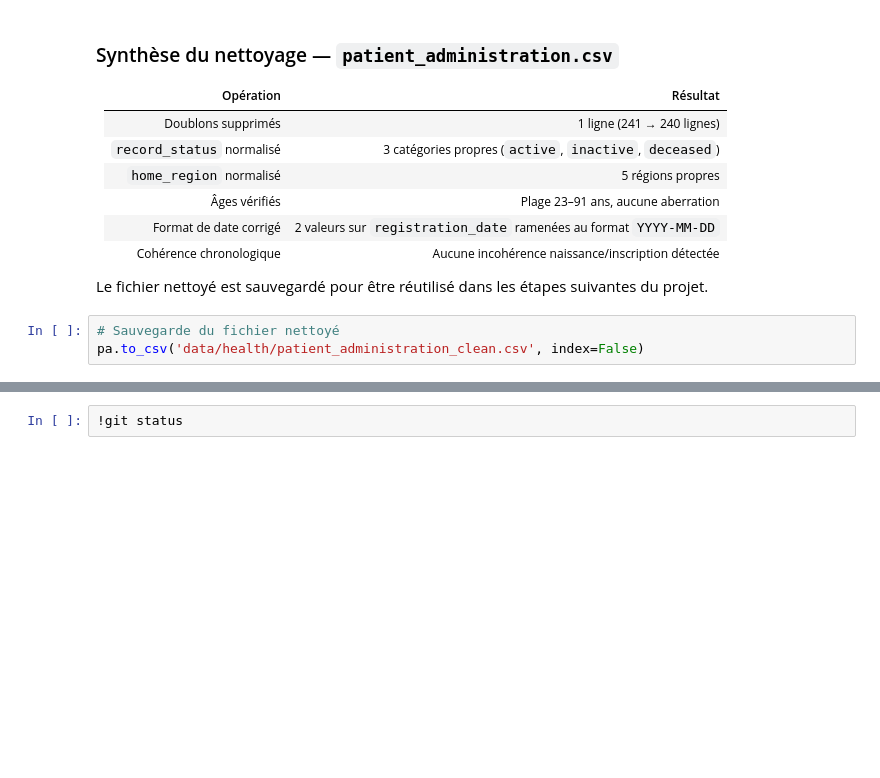
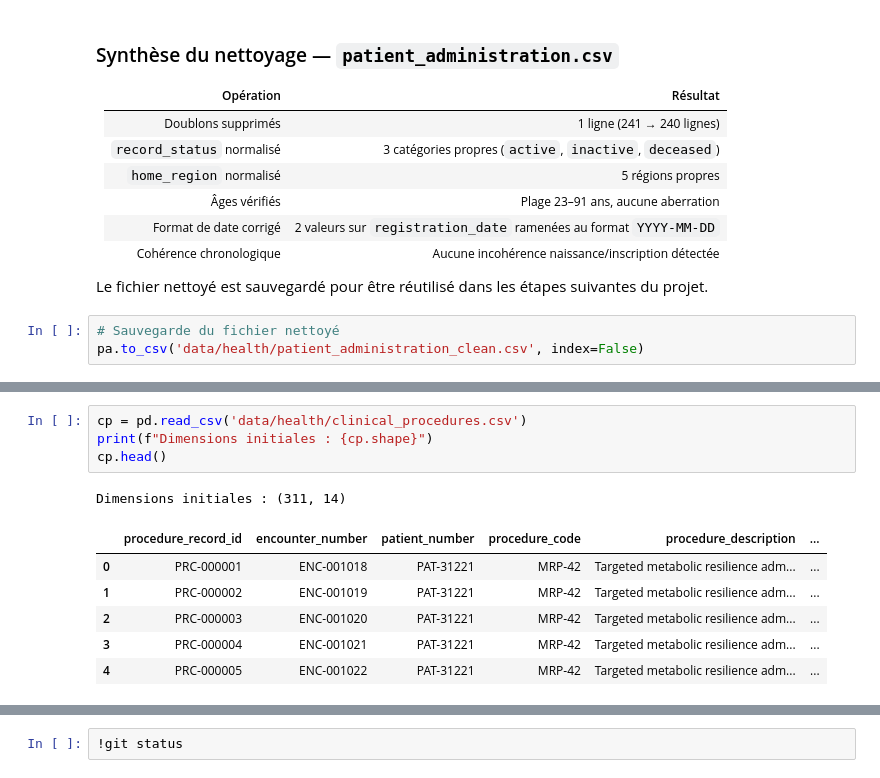
Before and after one commit to Sheik-info/20262027-UE-DataMining-Project, a Jupyter notebook: Base_notebook_to_complete.ipynb, the cells around one changed output, grey strips where cells are left out. Saved outputs shown, nothing was run; the diff lists cells and outputs as text; blank space fills up the shorter version.

```diff
--- a/Base_notebook_to_complete.ipynb
+++ b/Base_notebook_to_complete.ipynb
@@ -267,0 +279,12 @@ pa.to_csv('data/health/patient_administration_clean.csv', index=False)
+# %%
+cp = pd.read_csv('data/health/clinical_procedures.csv')
+print(f"Dimensions initiales : {cp.shape}")
+cp.head()
+# %% [output]
+Dimensions initiales : (311, 14)
+|  | procedure_record_id | encounter_number | patient_number | procedure_code | procedure_description | ... |
+| 0 | PRC-000001 | ENC-001018 | PAT-31221 | MRP-42 | Targeted metabolic resilience adm... | ... |
+| 1 | PRC-000002 | ENC-001019 | PAT-31221 | MRP-42 | Targeted metabolic resilience adm... | ... |
+| 2 | PRC-000003 | ENC-001020 | PAT-31221 | MRP-42 | Targeted metabolic resilience adm... | ... |
+| 3 | PRC-000004 | ENC-001021 | PAT-31221 | MRP-42 | Targeted metabolic resilience adm... | ... |
+| 4 | PRC-000005 | ENC-001022 | PAT-31221 | MRP-42 | Targeted metabolic resilience adm... | ... |
```
Also changed, not shown: parts of 18 cells of this notebook.
